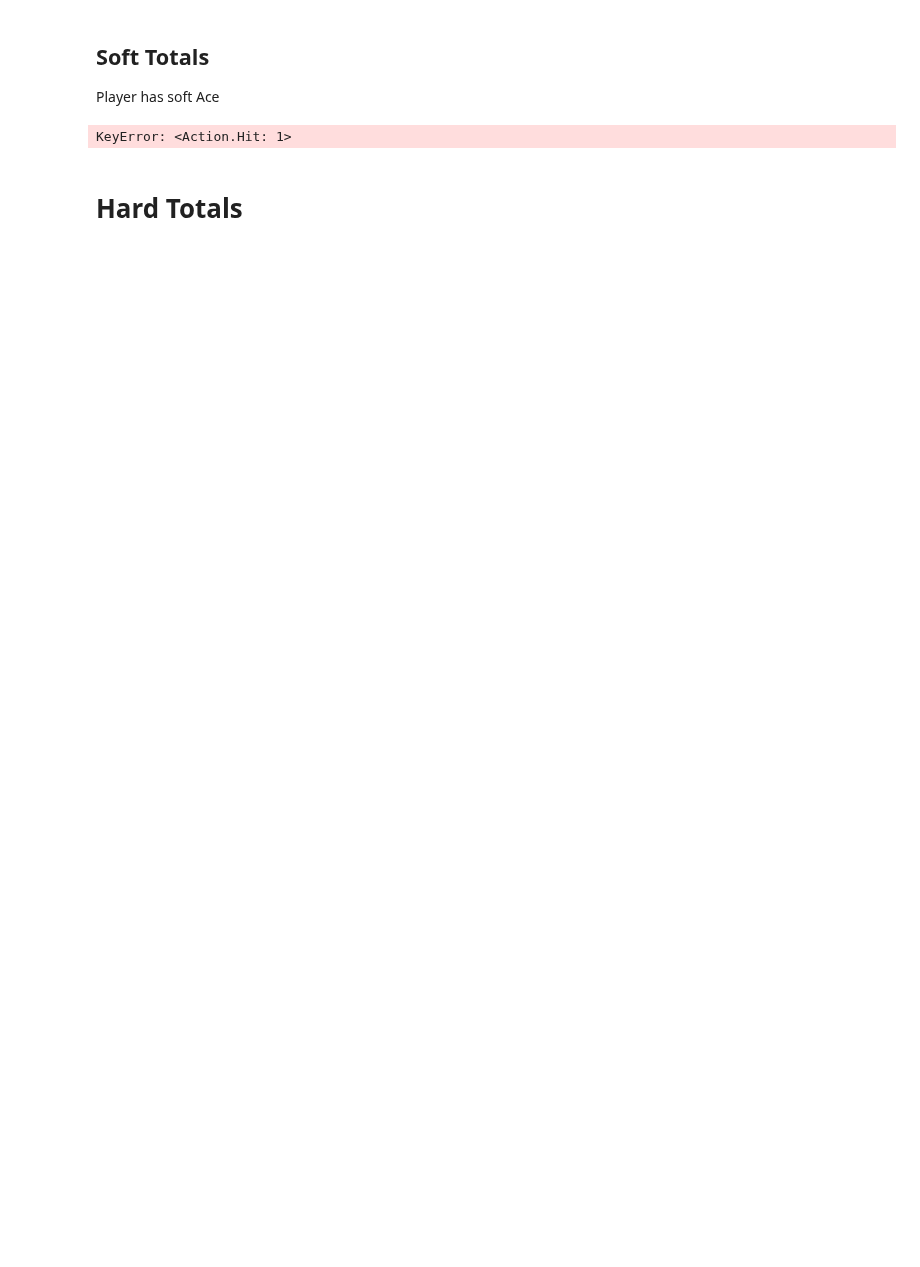
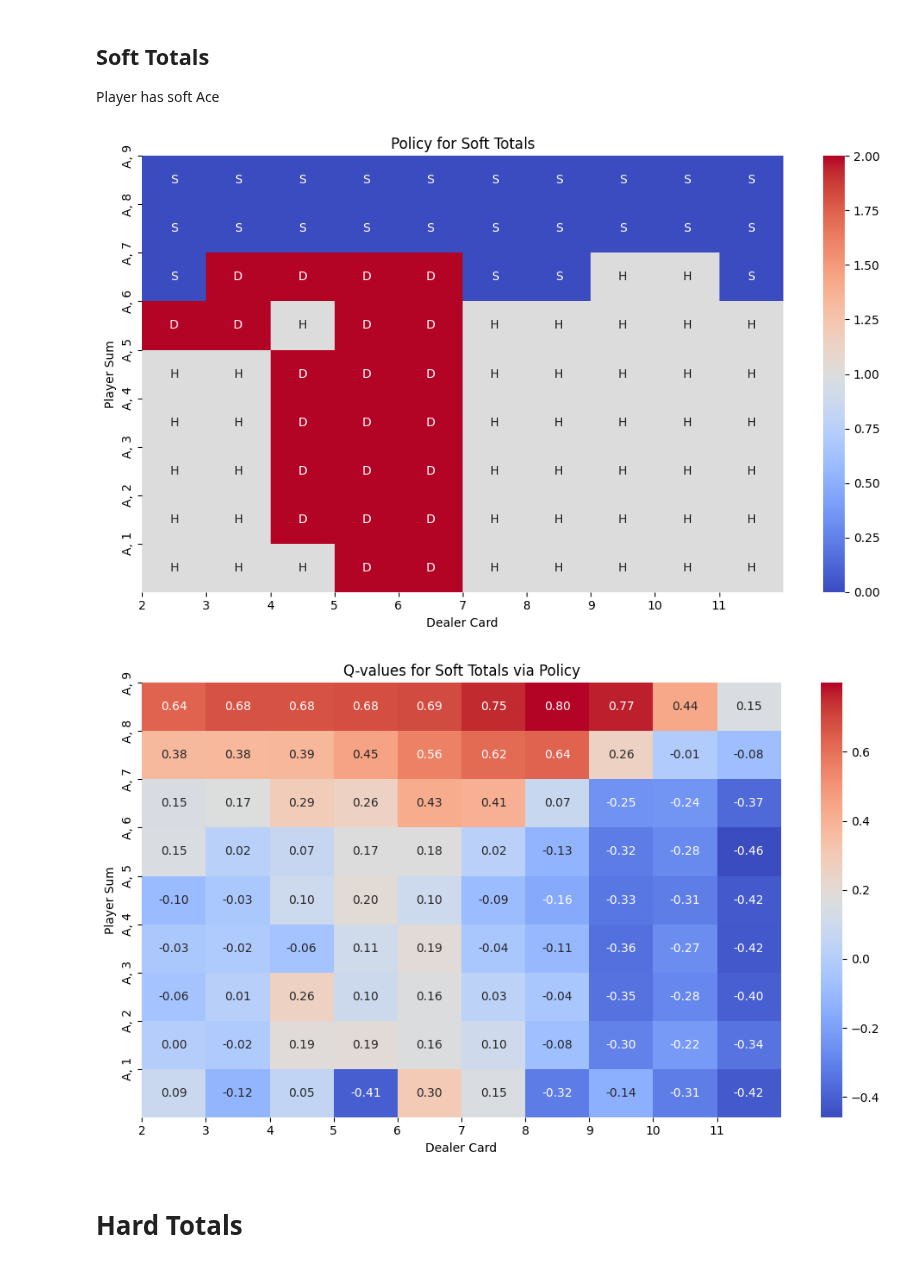
Before and after one commit to Horizon-42/black_jack, a Jupyter notebook: analysis.ipynb, the cells around one changed output. Drawn from its saved outputs; the diff is of its cells as text; code cells hidden in the pictures; blank space fills up the shorter version.

```diff
--- a/analysis.ipynb
+++ b/analysis.ipynb
@@ -116,53 +64,10 @@ plt.show()
 # %% [markdown]
 ## Soft Totals
 Player has soft Ace
-# %%
-# split situation
-soft_plyer_sums = range(20, 11, -1) # remind AA count as 12 here
-soft_player_sum_labels = [f"A, {s-11}" for s in soft_plyer_sums]
-
-soft_policy = np.zeros((len(soft_plyer_sums), len(dealer_cards)))
-soft_policy_labels = np.array(['']*len(soft_plyer_sums)*len(dealer_cards)).reshape(len(soft_plyer_sums), len(dealer_cards))
-
-soft_policy_values = np.zeros((len(soft_plyer_sums), len(dealer_cards)))
-for i, player_sum in enumerate(soft_plyer_sums):
-    for j, dealer_card_value in enumerate(dealer_cards):
-        state = BaseState(
-            player_sum=player_sum,
-            dealer_card=dealer_card_value,
-            usible_ace=True,
-            splitable=enable_split,  # only splitable if player sum is 12 (AA)
-            can_double=True
-        )
-        action  = policy.get(state)
-        if action is None:
-            continue
-        soft_policy[i, j] = action.value
-        soft_policy_labels[i, j] = action.name[0]  # use first letter of action name
-        soft_policy_values[i, j] = Q[state][action]
-
-plt.figure(figsize=(10, 6))
-ax = sns.heatmap(soft_policy, annot=soft_policy_labels, fmt='', cmap='coolwarm', cbar=True,
-            xticklabels=dealer_cards, yticklabels=soft_player_sum_labels)
-plt.title('Policy for Soft Totals')
-plt.xlabel('Dealer Card')
-plt.ylabel('Player Sum (Soft)')
-plt.xticks(ticks=np.arange(len(dealer_cards)), labels=dealer_cards)
-plt.yticks(ticks=np.arange(len(soft_plyer_sums)), labels=soft_player_sum_labels)
-plt.tight_layout()
-
-plt.figure(figsize=(10, 6))
-sns.heatmap(soft_policy_values, annot=True, fmt=".2f", cmap='coolwarm', cbar=True,
-            xticklabels=dealer_cards, yticklabels=soft_player_sum_labels)
-plt.title('Q-values for Soft Totals via Policy')
-plt.xlabel('Dealer Card')
-plt.ylabel('Player Sum (Soft)')
-plt.xticks(ticks=np.arange(len(dealer_cards)), labels=dealer_cards)
-plt.yticks(ticks=np.arange(len(soft_player_sum_labels)), labels=soft_player_sum_labels)
-plt.tight_layout()
-
-plt.show()
-# %% [output]
-KeyError: <Action.Hit: 1>
+# %%
+plot_policy_and_Q(Q,policy, ChartName.SoftTotals, can_double=True)
+# %% [output]
+[figure, added]
+[figure, added]
 # %% [markdown]
 # Hard Totals
```
Also changed, not shown: parts of 9 cells of this notebook, 4 other files.
